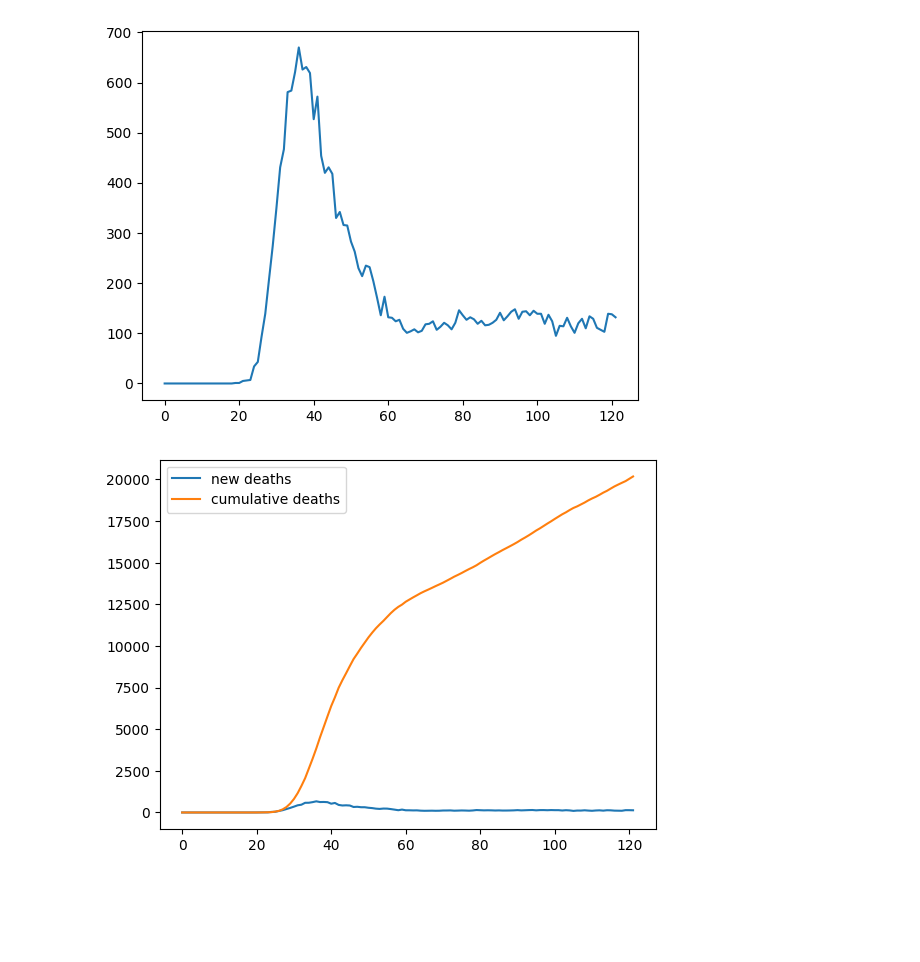
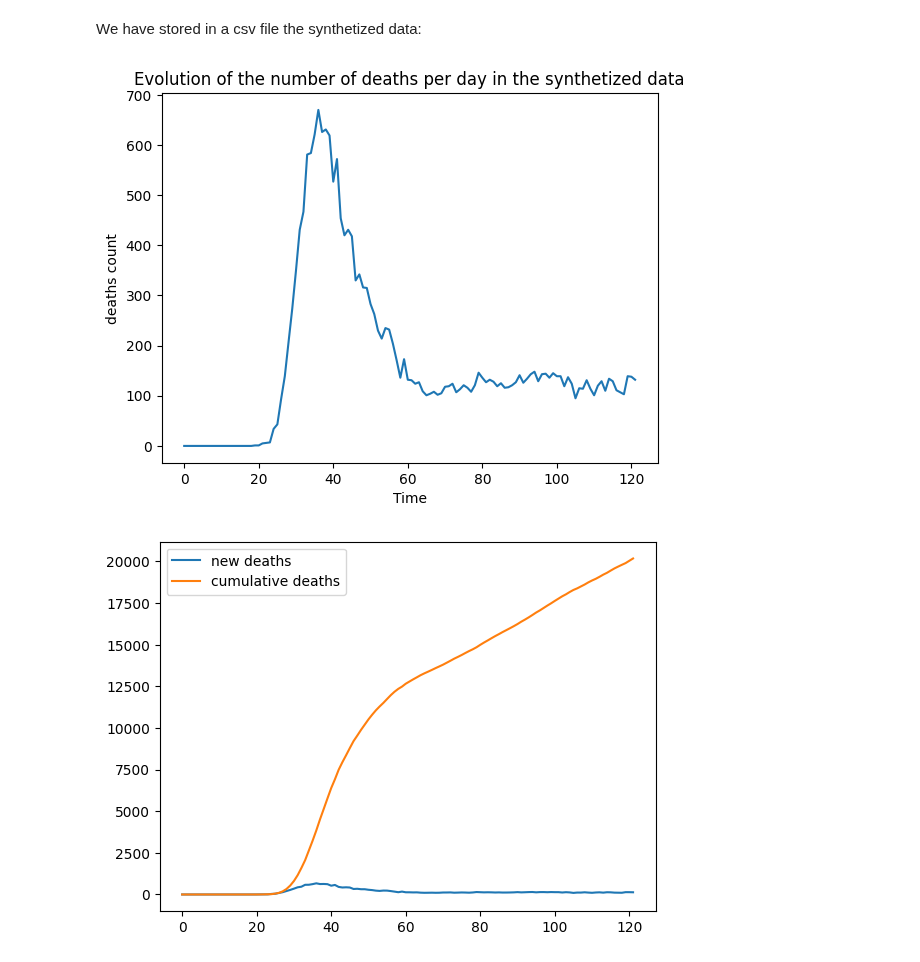
Before and after one commit to gregoirebechade/covid_internship, a Jupyter notebook: exploring.ipynb, the cells around one changed output. Cells and saved outputs as stored; diff of their text form; code cells hidden in the pictures; blank space fills up the shorter version.

```diff
--- a/exploring.ipynb
+++ b/exploring.ipynb
@@ -93,14 +96,19 @@ if run_simul:
     my_simulation_sweden_interventions.run()
     my_simulation_sweden_interventions.plot([ 'new_infections', 'cum_infections', 'new_deaths', 'cum_deaths'])
+# %% [markdown]
+We have stored in a csv file the synthetized data:
 # %%
 df = pd.read_csv('deaths_and_infections.csv')
 # remove a columns from a df:
 df.drop(columns=['Unnamed: 0'], inplace=True)
-# %%
-plt.plot(df['new_deaths'], label='new_deaths')
-plt.show()
-# %% [output]
-[figure, removed]
+# %%
+plt.plot(df['new_deaths'], label='new_deaths')
+plt.title('Evolution of the number of deaths per day in the synthetized data')
+plt.xlabel('Time')
+plt.ylabel('deaths count')
+plt.show()
+# %% [output]
+[figure, added]
 # %%
 y=np.array(df['new_deaths'])
 y_cumul=np.array([sum(y[:i]) for i in range(len(y))])
```
Also changed, not shown: parts of 7 cells of this notebook.
